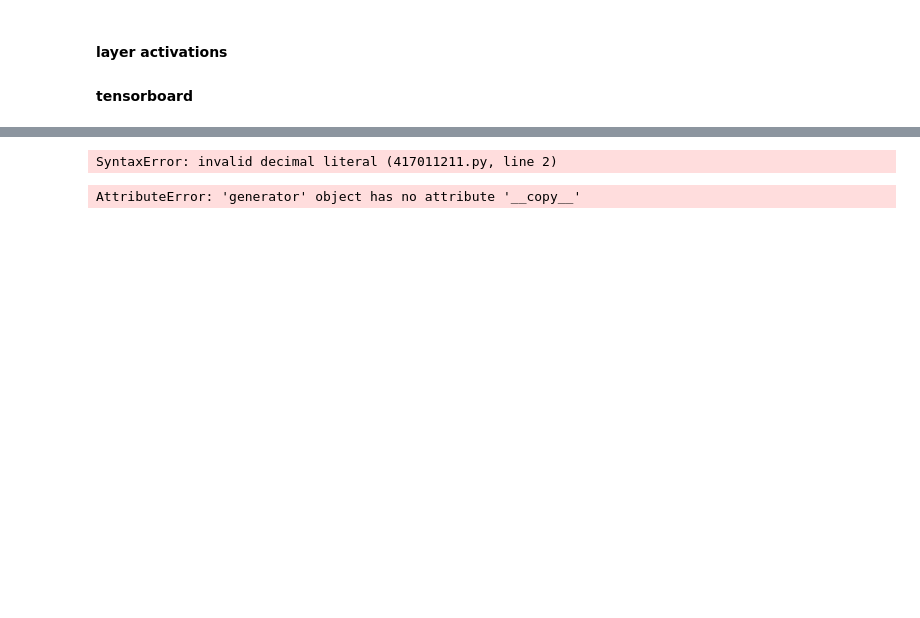
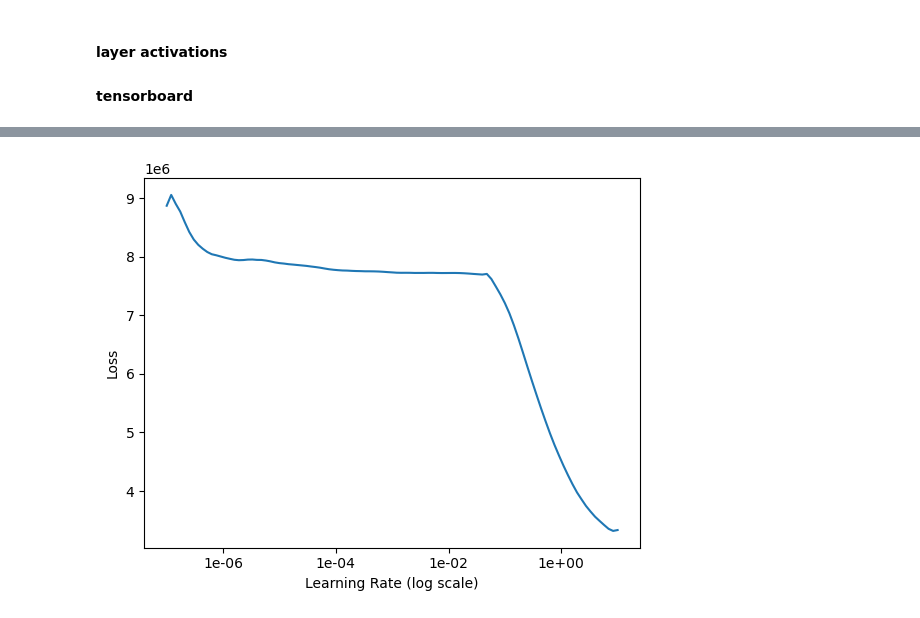
Before and after one commit to kshptl/ML-Futures, a Jupyter notebook: daily_high_low/CNN-Transformer.ipynb, the cells around one changed output, grey strips where cells are left out. Drawn from its saved outputs; the diff is of its cells as text; code cells hidden in the pictures; blank space fills up the shorter version.

```diff
--- a/daily_high_low/CNN-Transformer.ipynb
+++ b/daily_high_low/CNN-Transformer.ipynb
@@ -285,24 +271,0 @@ Epoch 22/30
-# %%
-Epoch 10/10
-18/18 [==============================] - 146s 8s/step - loss: 1.8419e-04 - mae: 0.0107 - val_loss: 8.4897e-05 - val_mae: 0.0076
-
-Epoch 3/10 - tf.keras.layers.MultiHeadAttention(num_heads=2, key_dim=4)(x, x, x)
-144/144 [==============================] - 24s 165ms/step - loss: 8.0584e-04 - mae: 0.0217 - val_loss: 3.0579e-05 - val_mae: 0.0041
-
-Epoch 18/10 - tf.keras.layers.MultiHeadAttention(num_heads=2, key_dim=4)(x, x, x) (No multiheadattention dropout)
-144/144 [==============================] - 33s 233ms/step - loss: 3.2141e-05 - mae: 0.0039 - val_loss: 1.5543e-05 - val_mae: 0.0025
-
-Epoch 5/30
-144/144 [==============================] - 33s 230ms/step - loss: 2.5526e-04 - mae: 0.0129 - val_loss: 2.5898e-05 - val_mae: 0.0039
-
-Epoch 11/30 - tf.keras.layers.MultiHeadAttention(num_heads=24, key_dim=64)(x, x, x) (No multiheadattention dropout)
-144/144 [==============================] - 79s 546ms/step - loss: 4.5514e-05 - mae: 0.0047 - val_loss: 1.5869e-05 - val_mae: 0.0026
-
-
-Epoch 21/30 - tf.keras.layers.MultiHeadAttention(num_heads=4, key_dim=64)(x, x, x) - batchnorm after inputs
-144/144 [==============================] - 38s 262ms/step - loss: 2.1482e-05 - mae: 0.0028 - val_loss: 1.6468e-05 - val_mae: 0.0024
-
-Epoch 18/30 - same as above but both LSTMs are 32
-140/140 [==============================] - 83s 593ms/step - loss: 2.0085e-05 - mae: 0.0028 - val_loss: 1.9584e-05 - val_mae: 0.0028
-# %% [output]
-SyntaxError: invalid decimal literal (417011211.py, line 2)
@@ -401,4 +272,4 @@ for feature_idx, importance_score in ranked_features:
-# %%
-test_generator.__copy__()
-# %% [output]
-AttributeError: 'generator' object has no attribute '__copy__'
+# %%
+lr_finder.plot()
+# %% [output]
+[figure, added]
```
Also changed, not shown: parts of 14 cells of this notebook, 7 other files.
